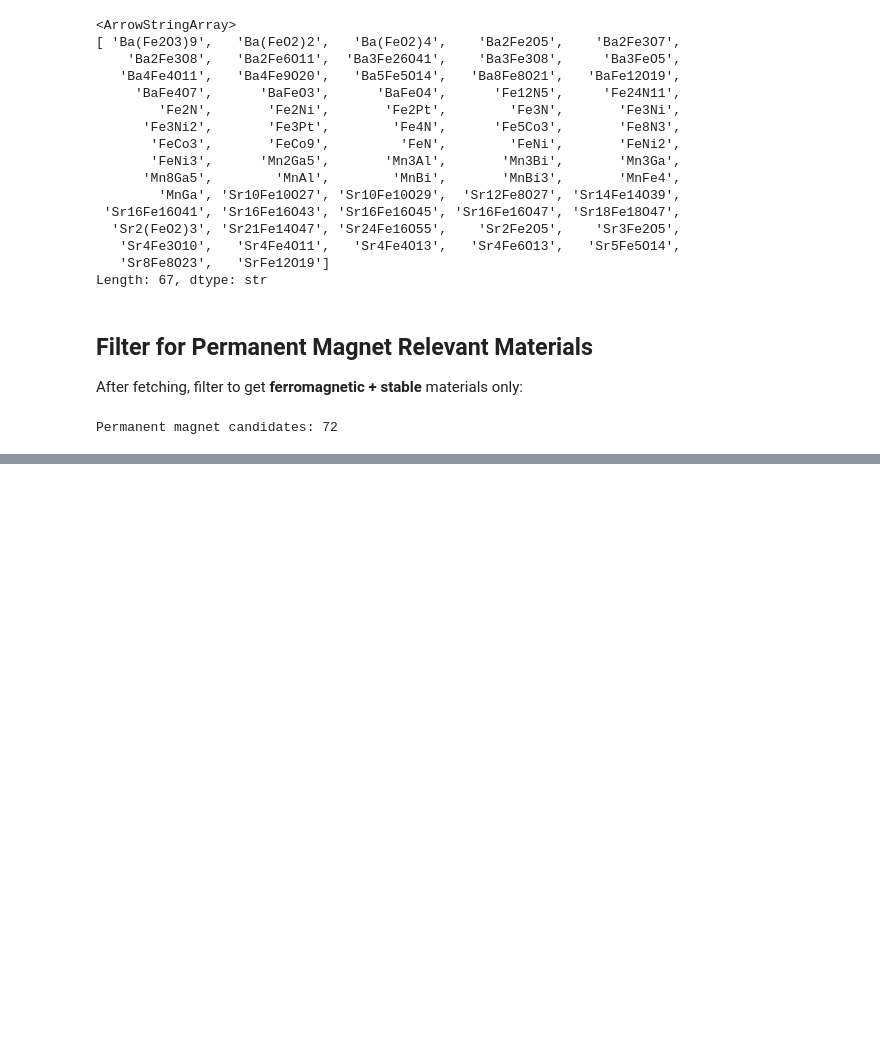
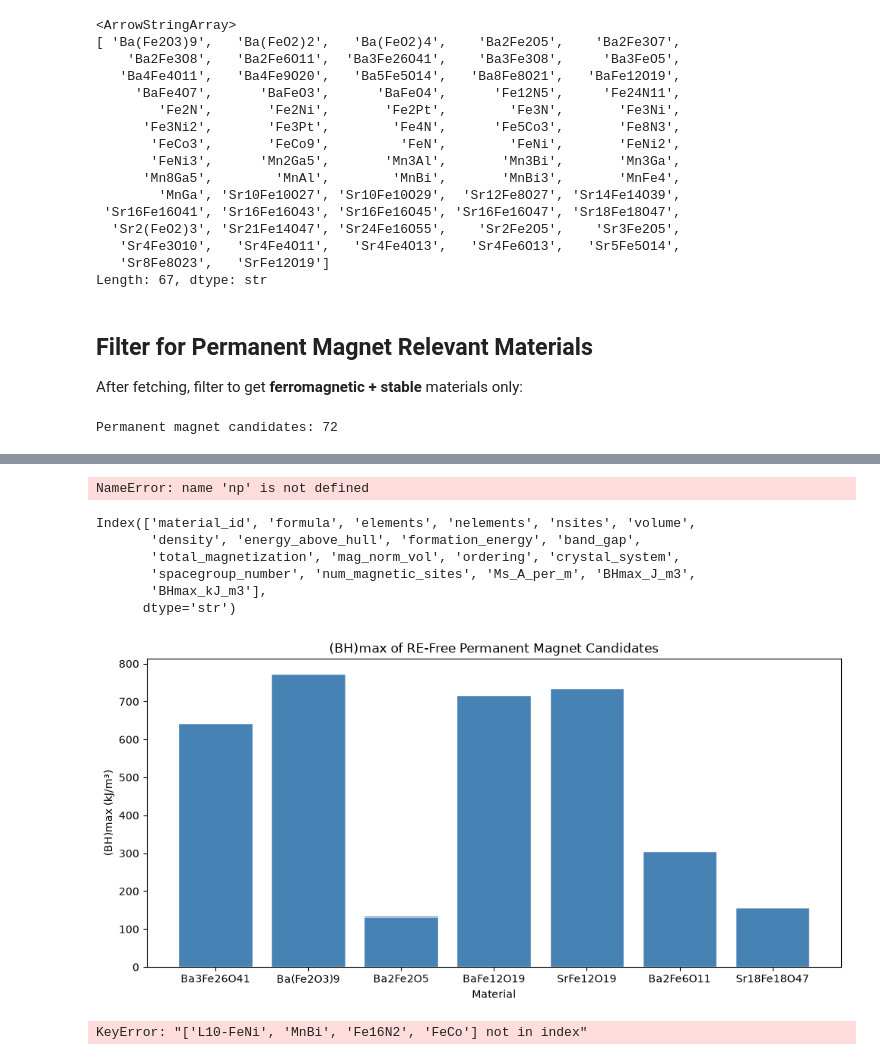
Before and after one commit to Md-Nur/MagNet-IQ, a Jupyter notebook: import_data.ipynb, the cells around one changed output, grey strips where cells are left out. Drawn from its saved outputs; the diff is of its cells as text; code cells hidden in the pictures; blank space fills up the shorter version.

Commit message:
Refactor code structure for improved readability and maintainability

```diff
--- a/import_data.ipynb
+++ b/import_data.ipynb
@@ -0,0 +35,4 @@
+# %%
+DENSITY_MAX = 7.5      # g/cm^3, upper bound (lighter than or ~ NdFeB)
+DENSITY_MIN = 0.5       # sanity floor to exclude bad/near-empty structures
+ENERGY_ABOVE_HULL_MAX = 0.05  # eV/atom, stability filter (near convex hull)
@@ -41,6 +164,8 @@ with MPRester(API_KEY) as mpr:
             "ordering", "symmetry",
             "num_magnetic_sites",
             "types_of_magnetic_species",
+            "total_magnetization",
+            "total_magnetization_normalized_formula_units",
         ]
     )
 
@@ -132,0 +334,46 @@ df_exp
+# %%
+
+# Constants
+MU0 = 4 * np.pi * 1e-7          # H/m
+UB_PER_A3_TO_AM = 9.274e6       # 1 μB/Å³ = 9.274×10^6 A/m
+
+# mag_norm_vol = total_magnetization_normalized_vol (μB/Å³)
+
+# Convert to saturation magnetization (A/m)
+df_pm["Ms_A_per_m"] = df_pm["mag_norm_vol"] * UB_PER_A3_TO_AM
+
+# Ideal BHmax (J/m³)
+df_pm["BHmax_J_m3"] = MU0 * df_pm["Ms_A_per_m"]**2 / 4
+
+# Convert to kJ/m³
+df_pm["BHmax_kJ_m3"] = df_pm["BHmax_J_m3"] / 1000
+# %% [output]
+NameError: name 'np' is not defined
+# %%
+df_pm = df_pm.sort_values("total_magnetization", ascending=False)
+df_pm.to_csv("./data/re_free_pm_candidates.csv", index=False)
+# %%
+df_pm.columns
+# %% [output]
+Index(['material_id', 'formula', 'elements', 'nelements', 'nsites', 'volume',
+       'density', 'energy_above_hull', 'formation_energy', 'band_gap',
+       'total_magnetization', 'mag_norm_vol', 'ordering', 'crystal_system',
+       'spacegroup_number', 'num_magnetic_sites', 'Ms_A_per_m', 'BHmax_J_m3',
+       'BHmax_kJ_m3'],
+      dtype='str')
+# %%
+import matplotlib.pyplot as plt
+
+materials = df_pm["formula"].tolist()[:10]
+bhmax = df_pm["BHmax_kJ_m3"].tolist()[:10]
+
+plt.figure(figsize=(10,5))
+plt.bar(materials, bhmax, color="steelblue", edgecolor="white")
+plt.title("(BH)max of RE-Free Permanent Magnet Candidates")
+plt.ylabel("(BH)max (kJ/m³)")
+plt.xlabel("Material")
+plt.tight_layout()
+plt.savefig("./figure/bhmax_comparison.png", dpi=150)
+plt.show()
+# %% [output]
+[figure, added]
@@ -132,0 +399,25 @@ df_exp
+# %%
+
+materials = ["L10-FeNi","MnAl","MnBi","Fe16N2","BaFe12O19","FeCo"]
+
+bhmax = df_pm[df_pm["formula"].isin(materials)].set_index("formula").loc[materials, "BHmax_kJ_m3"].tolist()
+
+
+
+plt.figure(figsize=(10,5))
+
+plt.bar(materials, bhmax, color="steelblue", edgecolor="white")
+
+plt.title("(BH)max of RE-Free Permanent Magnet Candidates")
+
+plt.ylabel("(BH)max (kJ/m3)")
+
+plt.xlabel("Material")
+
+plt.tight_layout()
+
+plt.savefig("./figure/bhmax_comparison.png", dpi=150)
+
+plt.show()
+# %% [output]
+KeyError: "['L10-FeNi', 'MnBi', 'Fe16N2', 'FeCo'] not in index"
```
Also changed, not shown: parts of 17 cells of this notebook, 7 other files.
